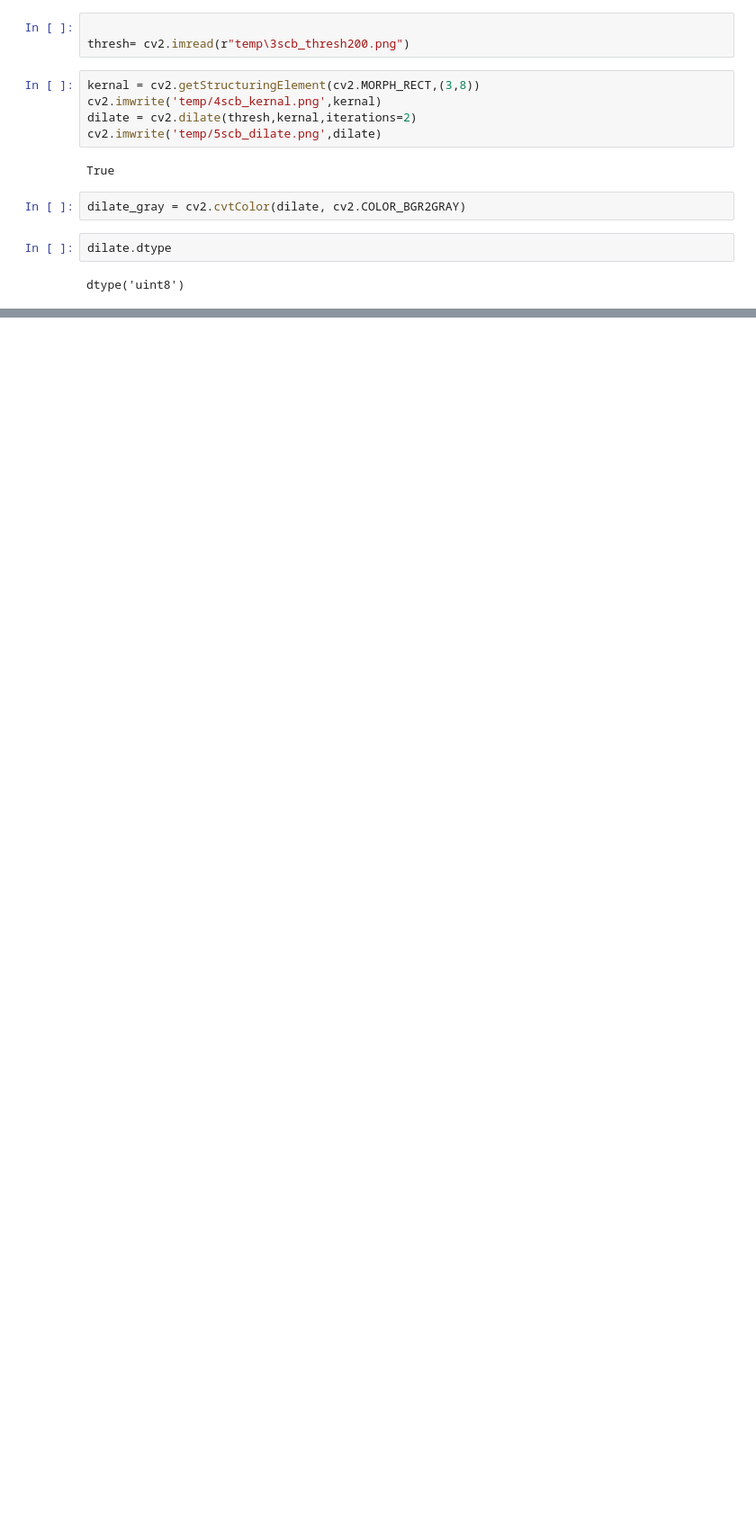
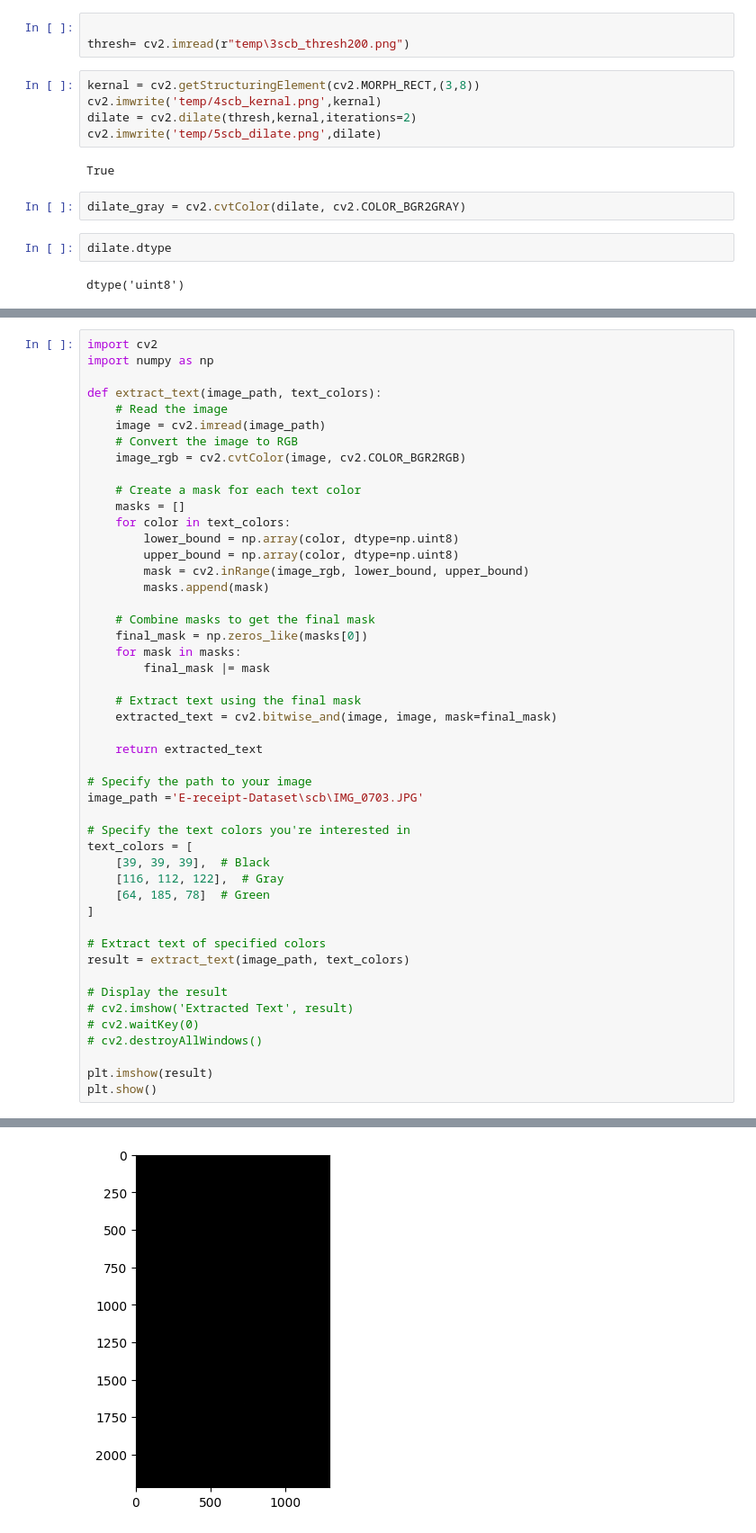
Before and after one commit to CaptainChuenthavorn/ReceiptWise-Scan-Receipt, a Jupyter notebook: 03_bounding_boxes.ipynb, the cells around one changed output, grey strips where cells are left out. Shown at 90% size. Cells and saved outputs as stored; diff of their text form; blank space fills up the shorter version.

```diff
--- a/03_bounding_boxes.ipynb
+++ b/03_bounding_boxes.ipynb
@@ -47,0 +72,49 @@ error: OpenCV(4.8.0) D:\a\opencv-python\opencv-python\opencv\modules\imgproc\src
+# %%
+import cv2
+import numpy as np
+
+def extract_text(image_path, text_colors):
+    # Read the image
+    image = cv2.imread(image_path)
+    # Convert the image to RGB
+    image_rgb = cv2.cvtColor(image, cv2.COLOR_BGR2RGB)
+
+    # Create a mask for each text color
+    masks = []
+    for color in text_colors:
+        lower_bound = np.array(color, dtype=np.uint8)
+        upper_bound = np.array(color, dtype=np.uint8)
+        mask = cv2.inRange(image_rgb, lower_bound, upper_bound)
+        masks.append(mask)
+
+    # Combine masks to get the final mask
+    final_mask = np.zeros_like(masks[0])
+    for mask in masks:
+        final_mask |= mask
+
+    # Extract text using the final mask
+    extracted_text = cv2.bitwise_and(image, image, mask=final_mask)
+
+    return extracted_text
+
+# Specify the path to your image
+image_path ='E-receipt-Dataset\scb\IMG_0703.JPG'
+
+# Specify the text colors you're interested in
+text_colors = [
+    [39, 39, 39],  # Black
+    [116, 112, 122],  # Gray
+    [64, 185, 78]  # Green
+]
+
+# Extract text of specified colors
+result = extract_text(image_path, text_colors)
+
+# Display the result
+# cv2.imshow('Extracted Text', result)
+# cv2.waitKey(0)
+# cv2.destroyAllWindows()
+
+plt.imshow(result)
+plt.show()
+# %% [output]
@@ -47,0 +138 @@ error: OpenCV(4.8.0) D:\a\opencv-python\opencv-python\opencv\modules\imgproc\src
+[figure, added]
```
Also changed, not shown: parts of 9 cells of this notebook, 4 other files.
